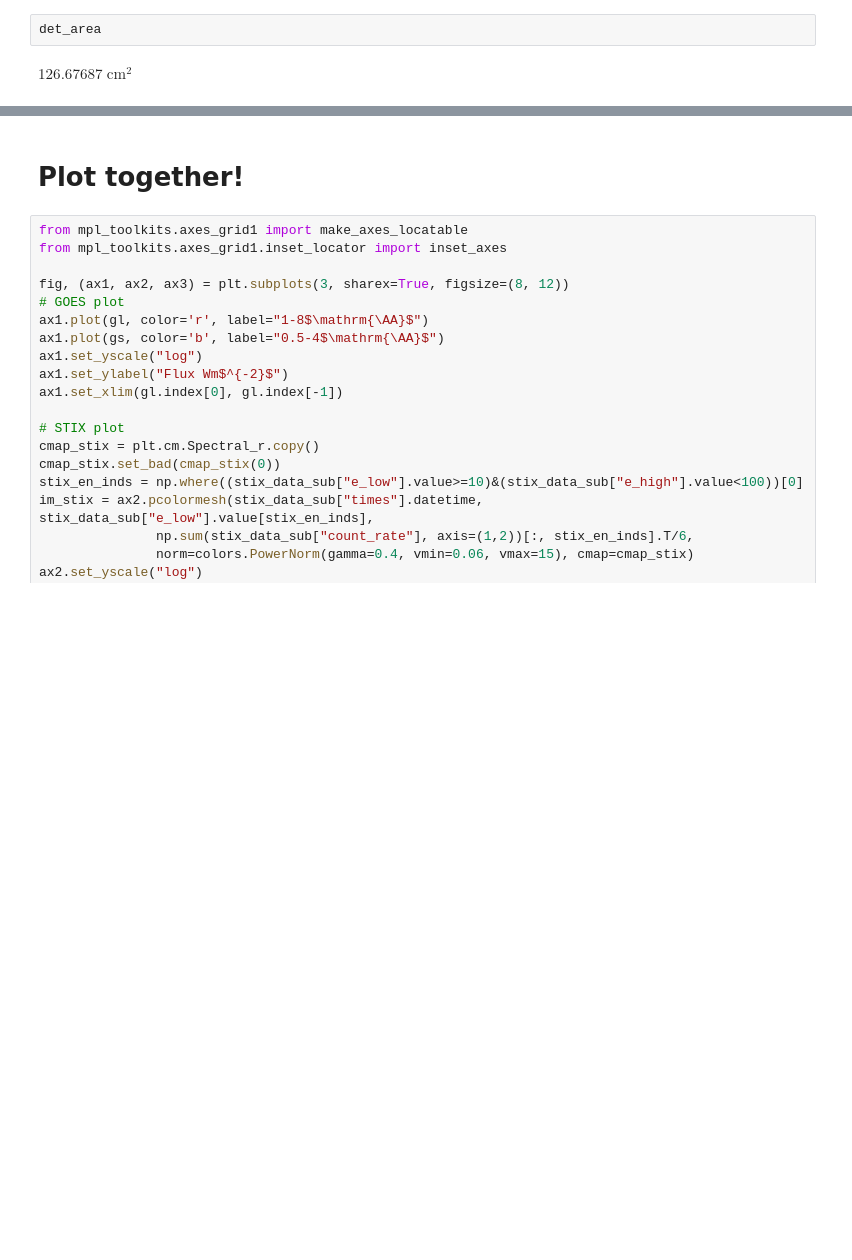
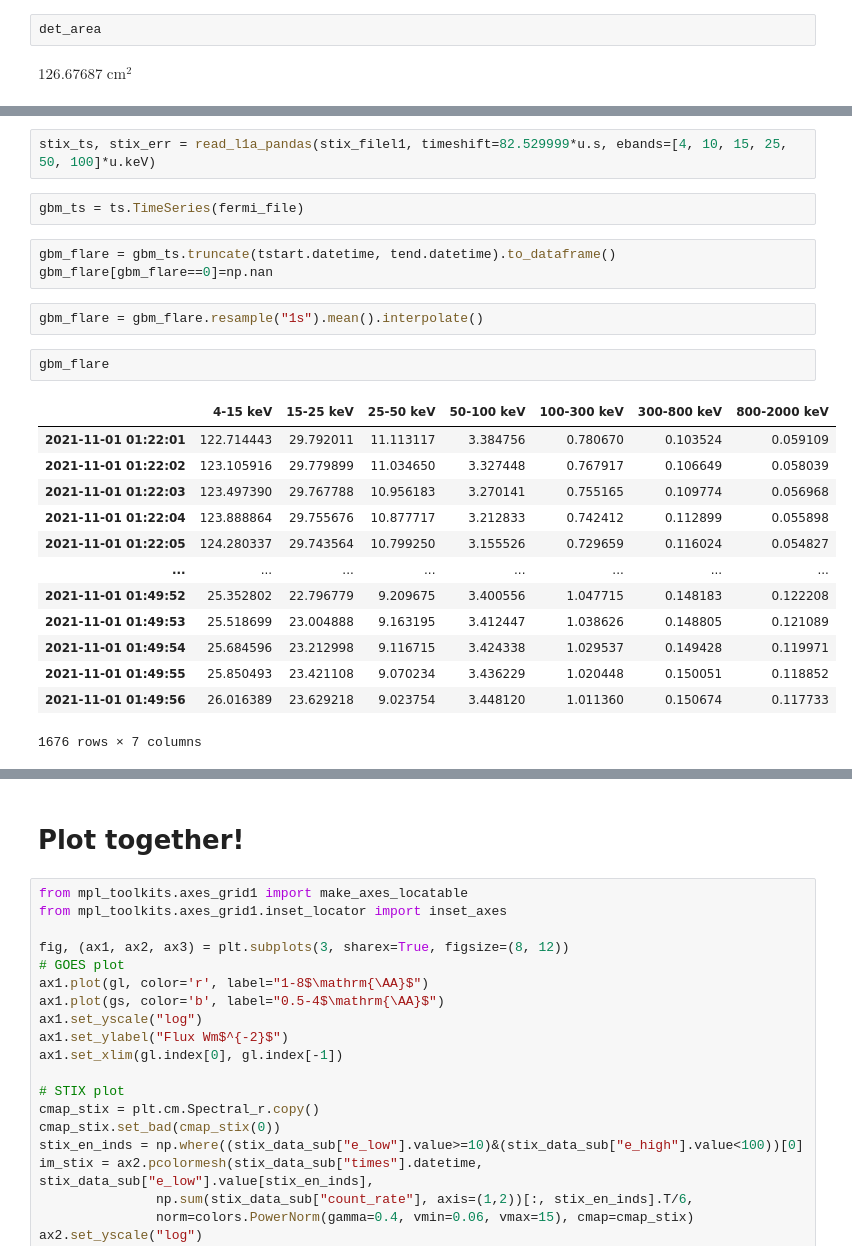
Before and after one commit to hayesla/stix_directivity_analysis, a Jupyter notebook: nov1_2021_flare/overview_plot.ipynb, the cells around one changed output, grey strips where cells are left out. Drawn from its saved outputs; the diff is of its cells as text; blank space fills up the shorter version.

```diff
--- a/nov1_2021_flare/overview_plot.ipynb
+++ b/nov1_2021_flare/overview_plot.ipynb
@@ -333,0 +399,25 @@ $126.67687 \; \mathrm{cm^{2}}$
+# %%
+stix_ts, stix_err = read_l1a_pandas(stix_filel1, timeshift=82.529999*u.s, ebands=[4, 10, 15, 25, 50, 100]*u.keV)
+# %%
+gbm_ts = ts.TimeSeries(fermi_file)
+# %%
+gbm_flare = gbm_ts.truncate(tstart.datetime, tend.datetime).to_dataframe()
+gbm_flare[gbm_flare==0]=np.nan
+# %%
+gbm_flare = gbm_flare.resample("1s").mean().interpolate()
+# %%
+gbm_flare
+# %% [output]
+|  | 4-15 keV | 15-25 keV | 25-50 keV | 50-100 keV | 100-300 keV | 300-800 keV | 800-2000 keV |
+| 2021-11-01 01:22:01 | 122.714443 | 29.792011 | 11.113117 | 3.384756 | 0.780670 | 0.103524 | 0.059109 |
+| 2021-11-01 01:22:02 | 123.105916 | 29.779899 | 11.034650 | 3.327448 | 0.767917 | 0.106649 | 0.058039 |
+| 2021-11-01 01:22:03 | 123.497390 | 29.767788 | 10.956183 | 3.270141 | 0.755165 | 0.109774 | 0.056968 |
+| 2021-11-01 01:22:04 | 123.888864 | 29.755676 | 10.877717 | 3.212833 | 0.742412 | 0.112899 | 0.055898 |
+| 2021-11-01 01:22:05 | 124.280337 | 29.743564 | 10.799250 | 3.155526 | 0.729659 | 0.116024 | 0.054827 |
+| ... | ... | ... | ... | ... | ... | ... | ... |
+| 2021-11-01 01:49:52 | 25.352802 | 22.796779 | 9.209675 | 3.400556 | 1.047715 | 0.148183 | 0.122208 |
+| 2021-11-01 01:49:53 | 25.518699 | 23.004888 | 9.163195 | 3.412447 | 1.038626 | 0.148805 | 0.121089 |
+| 2021-11-01 01:49:54 | 25.684596 | 23.212998 | 9.116715 | 3.424338 | 1.029537 | 0.149428 | 0.119971 |
+| 2021-11-01 01:49:55 | 25.850493 | 23.421108 | 9.070234 | 3.436229 | 1.020448 | 0.150051 | 0.118852 |
+| 2021-11-01 01:49:56 | 26.016389 | 23.629218 | 9.023754 | 3.448120 | 1.011360 | 0.150674 | 0.117733 |
+1676 rows × 7 columns
```
Also changed, not shown: parts of 10 cells of this notebook, 2 other files.
